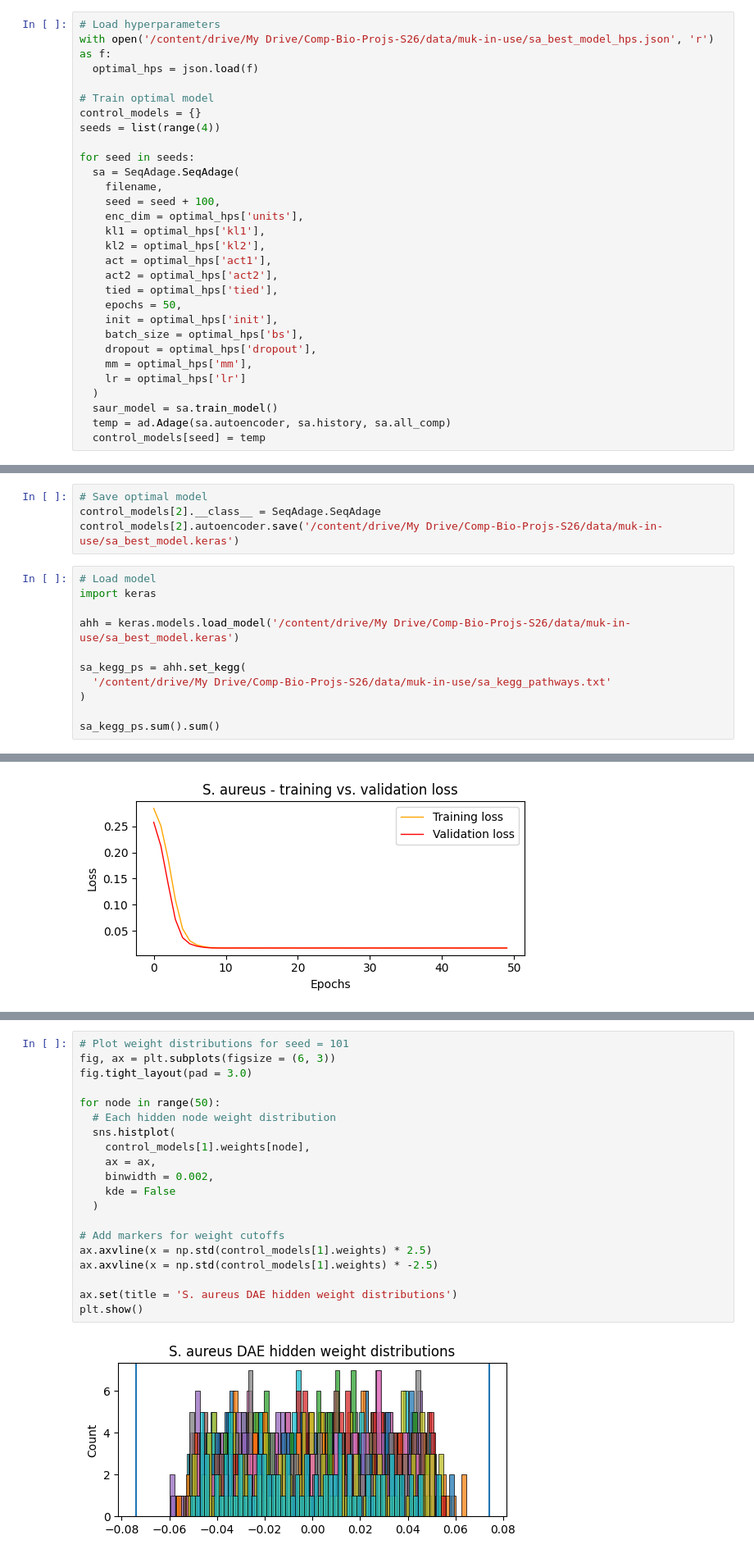
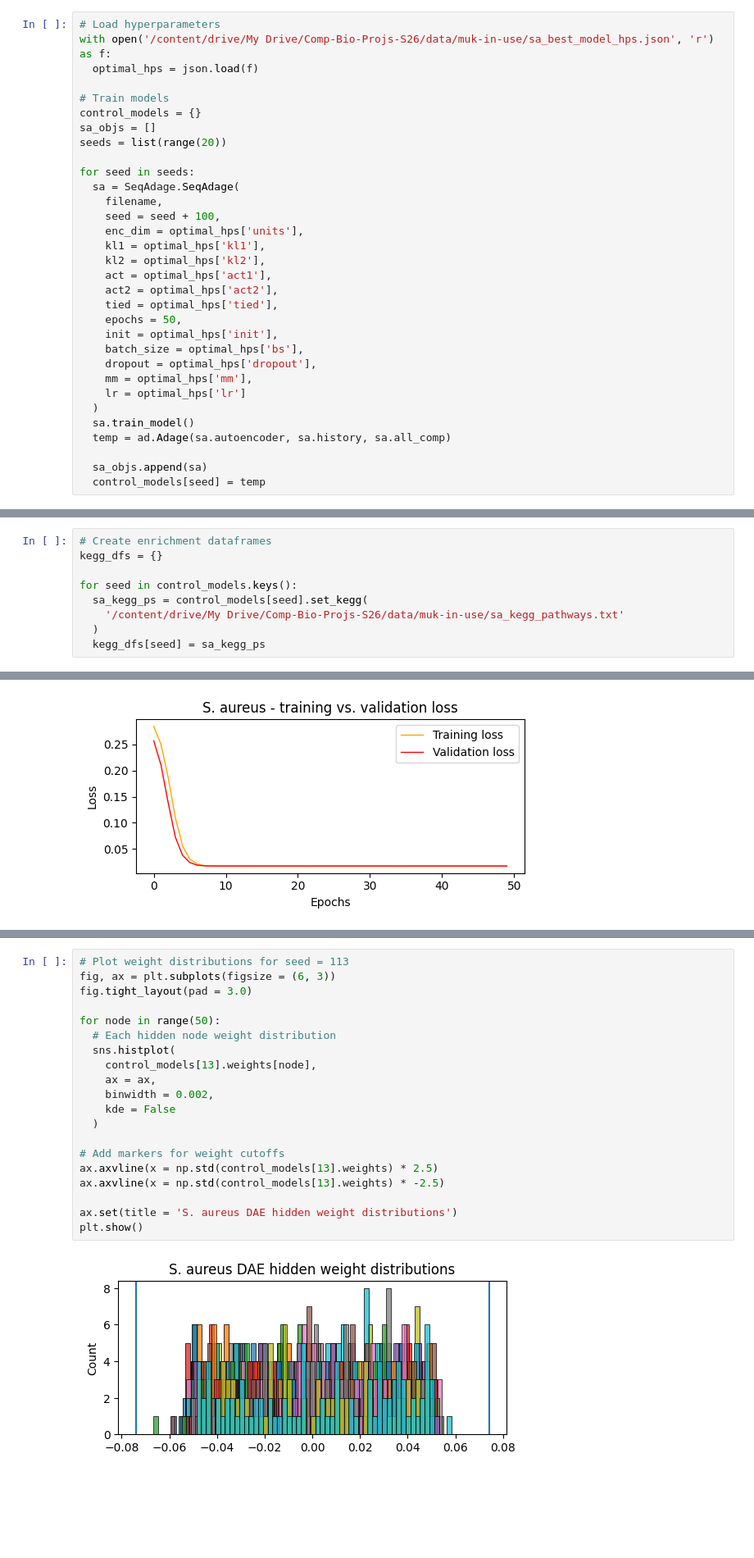
Before and after one commit to Mukundan-T/seqADAGE, a Jupyter notebook: Py/muk_transfer_learning/Mukundan_sA_ecmg_tl.ipynb, the cells around one changed output, grey strips where cells are left out. Shown at 82% size. Cells and saved outputs as stored; diff of their text form; blank space fills up the shorter version.

Commit message:
Trained S. aureus-only control model and performed KEGG analysis

```diff
--- a/Py/muk_transfer_learning/Mukundan_sA_ecmg_tl.ipynb
+++ b/Py/muk_transfer_learning/Mukundan_sA_ecmg_tl.ipynb
@@ -165,9 +154,10 @@ with open('/content/drive/My Drive/Comp-Bio-Projs-S26/data/muk-in-use/sa_best_mo
 with open('/content/drive/My Drive/Comp-Bio-Projs-S26/data/muk-in-use/sa_best_model_hps.json', 'r') as f:
   optimal_hps = json.load(f)
 
-# Train optimal model
+# Train models
 control_models = {}
-seeds = list(range(4))
+sa_objs = []
+seeds = list(range(20))
 
 for seed in seeds:
   sa = SeqAdage.SeqAdage(
@@ -186,8 +176,10 @@ for seed in seeds:
     mm = optimal_hps['mm'],
     lr = optimal_hps['lr']
   )
-  saur_model = sa.train_model()
+  sa.train_model()
   temp = ad.Adage(sa.autoencoder, sa.history, sa.all_comp)
+
+  sa_objs.append(sa)
   control_models[seed] = temp
 # %% [output]
 Epoch 1/50
@@ -209,16 +201 @@ Epoch 50/50
 fitted
-# %%
-# Save optimal model
-control_models[2].__class__ = SeqAdage.SeqAdage
-control_models[2].autoencoder.save('/content/drive/My Drive/Comp-Bio-Projs-S26/data/muk-in-use/sa_best_model.keras')
-# %%
-# Load model
-import keras
-
-ahh = keras.models.load_model('/content/drive/My Drive/Comp-Bio-Projs-S26/data/muk-in-use/sa_best_model.keras')
-
-sa_kegg_ps = ahh.set_kegg(
-  '/content/drive/My Drive/Comp-Bio-Projs-S26/data/muk-in-use/sa_kegg_pathways.txt'
-)
-
-sa_kegg_ps.sum().sum()
@@ -226,0 +202,9 @@ TypeError: Could not locate class 'LinkedAE'. Make sure custom classes and funct
+# %%
+# Create enrichment dataframes
+kegg_dfs = {}
+
+for seed in control_models.keys():
+  sa_kegg_ps = control_models[seed].set_kegg(
+    '/content/drive/My Drive/Comp-Bio-Projs-S26/data/muk-in-use/sa_kegg_pathways.txt'
+  )
+  kegg_dfs[seed] = sa_kegg_ps
@@ -378,22 +364,22 @@ plt.show()
 # %%
-# Plot weight distributions for seed = 101
+# Plot weight distributions for seed = 113
 fig, ax = plt.subplots(figsize = (6, 3))
 fig.tight_layout(pad = 3.0)
 
 for node in range(50):
   # Each hidden node weight distribution
   sns.histplot(
-    control_models[1].weights[node],
+    control_models[13].weights[node],
     ax = ax,
     binwidth = 0.002,
     kde = False
   )
 
 # Add markers for weight cutoffs
-ax.axvline(x = np.std(control_models[1].weights) * 2.5)
-ax.axvline(x = np.std(control_models[1].weights) * -2.5)
+ax.axvline(x = np.std(control_models[13].weights) * 2.5)
+ax.axvline(x = np.std(control_models[13].weights) * -2.5)
 
 ax.set(title = 'S. aureus DAE hidden weight distributions')
 plt.show()
 # %% [output]
-[figure, old version]
+[figure, new version]
```
Also changed, not shown: parts of 31 cells of this notebook.
